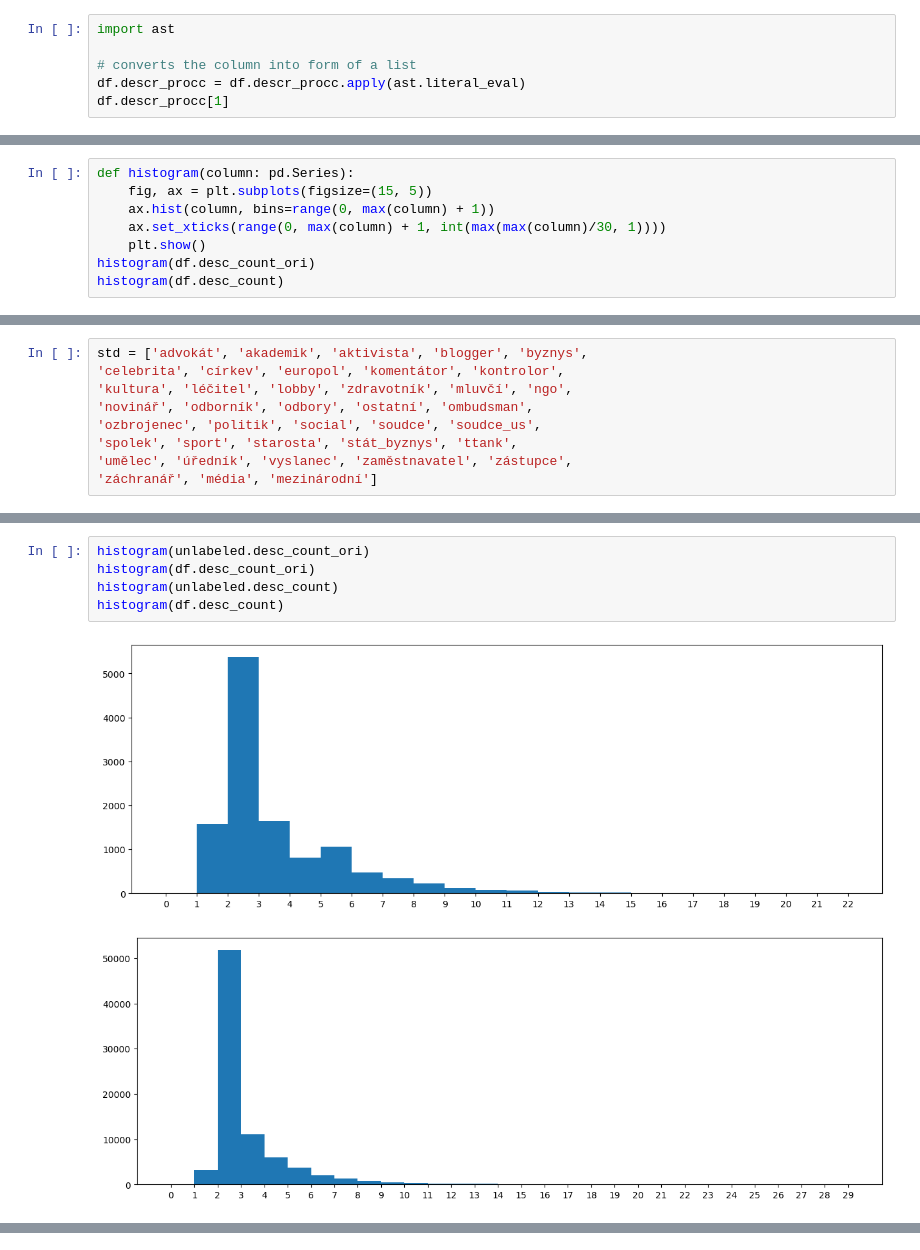
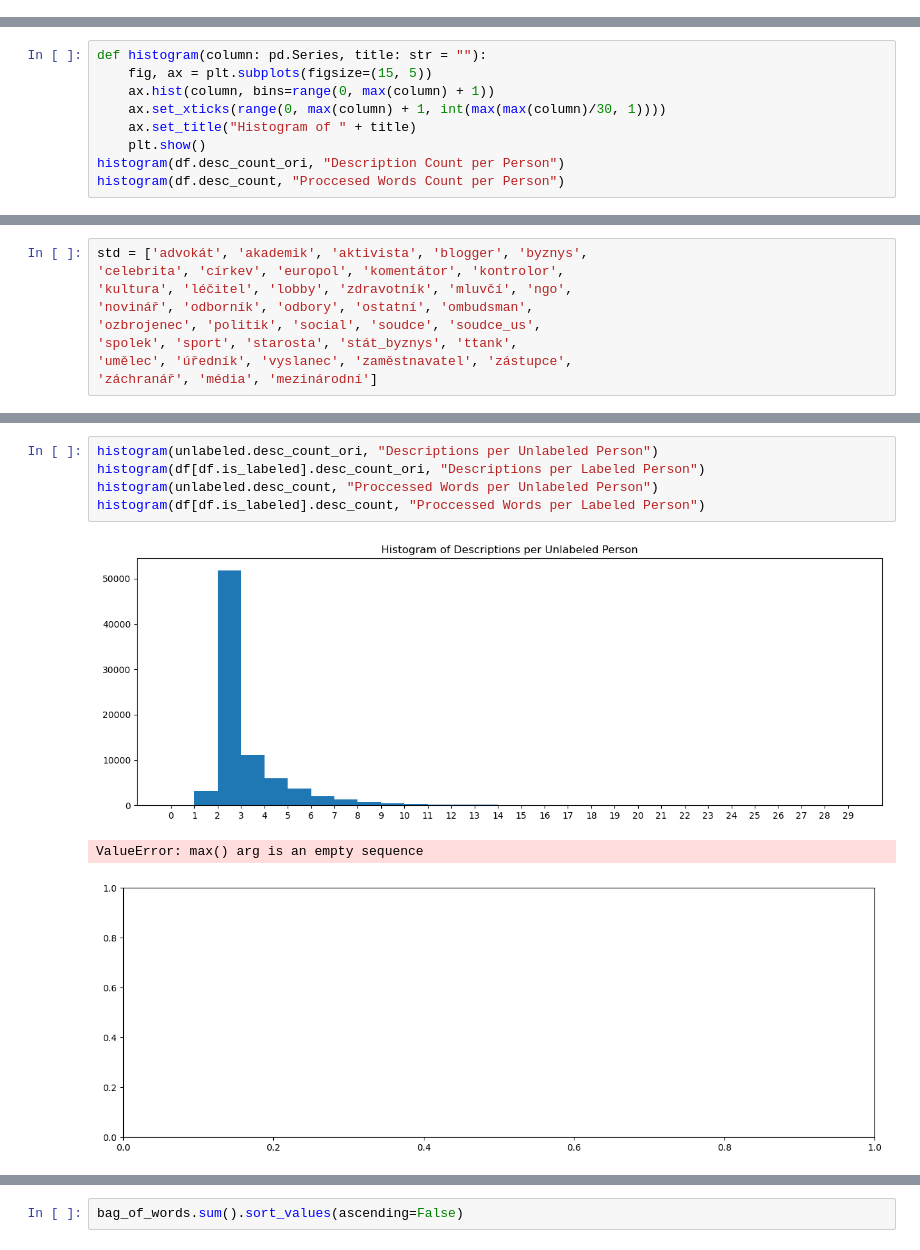
Before and after one commit to czech-radio/respondent-classify, a Jupyter notebook: Description occurences.ipynb, the cells around one changed output, grey strips where cells are left out. Saved outputs shown, nothing was run; the diff lists cells and outputs as text.

```diff
--- a/Description occurences.ipynb
+++ b/Description occurences.ipynb
@@ -21,9 +21,3 @@ df.head()
 | 2 | 00017467-20c1-4151-9126-088f9bff86e9 | umělec;dirigent | 1 | 2 | ['umělec', 'dirigent'] |
 | 3 | 0002bfa9-c1e6-4fae-acfd-6e32481e7fd5 | umělec;básnířka | 2 | 2 | ['umělec', 'básnířka'] |
 | 4 | 00040844-ca87-4a12-b394-eecd78a0166f | mluvčí Rožnov pod Radhoštěm;uměle... | 2 | 2 | ['mluvčí', 'rožnov', 'radhoštěm',... |
-# %%
-import ast
-
-# converts the column into form of a list
-df.descr_procc = df.descr_procc.apply(ast.literal_eval)
-df.descr_procc[1]
@@ -71,9 +56,10 @@ df.head()
 # %%
-def histogram(column: pd.Series):
+def histogram(column: pd.Series, title: str = ""):
     fig, ax = plt.subplots(figsize=(15, 5))
     ax.hist(column, bins=range(0, max(column) + 1))
     ax.set_xticks(range(0, max(column) + 1, int(max(max(column)/30, 1))))
+    ax.set_title("Histogram of " + title)
     plt.show()
-histogram(df.desc_count_ori)
-histogram(df.desc_count)
+histogram(df.desc_count_ori, "Description Count per Person")
+histogram(df.desc_count, "Proccesed Words Count per Person")
 # %% [output]
@@ -147,9 +134,10 @@ unlabeled.head()
 5 rows × 47 columns
 # %%
-histogram(unlabeled.desc_count_ori)
-histogram(df.desc_count_ori)
-histogram(unlabeled.desc_count)
-histogram(df.desc_count)
+histogram(unlabeled.desc_count_ori, "Descriptions per Unlabeled Person")
+histogram(df[df.is_labeled].desc_count_ori, "Descriptions per Labeled Person")
+histogram(unlabeled.desc_count, "Proccessed Words per Unlabeled Person")
+histogram(df[df.is_labeled].desc_count, "Proccessed Words per Labeled Person")
 # %% [output]
-[figure, old version]
+[figure, new version]
+ValueError: max() arg is an empty sequence
-[figure, old version]
+[figure, new version]
@@ -157,0 +144,2 @@ histogram(df.desc_count)
+# %%
+bag_of_words.sum().sort_values(ascending=False)
```
Also changed, not shown: parts of 15 cells of this notebook, 1 other file.
